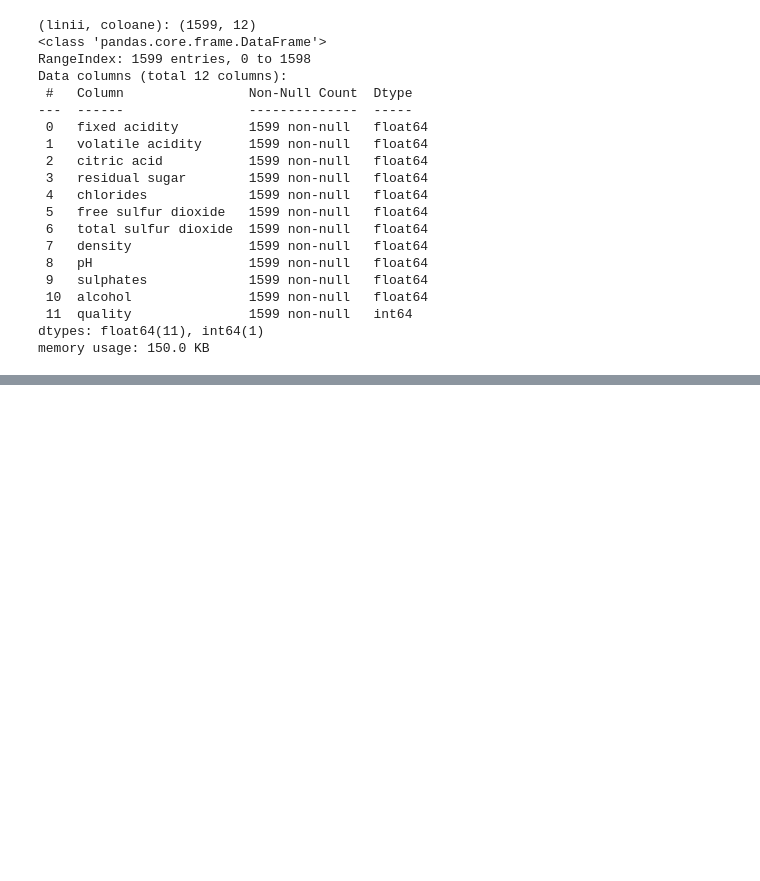
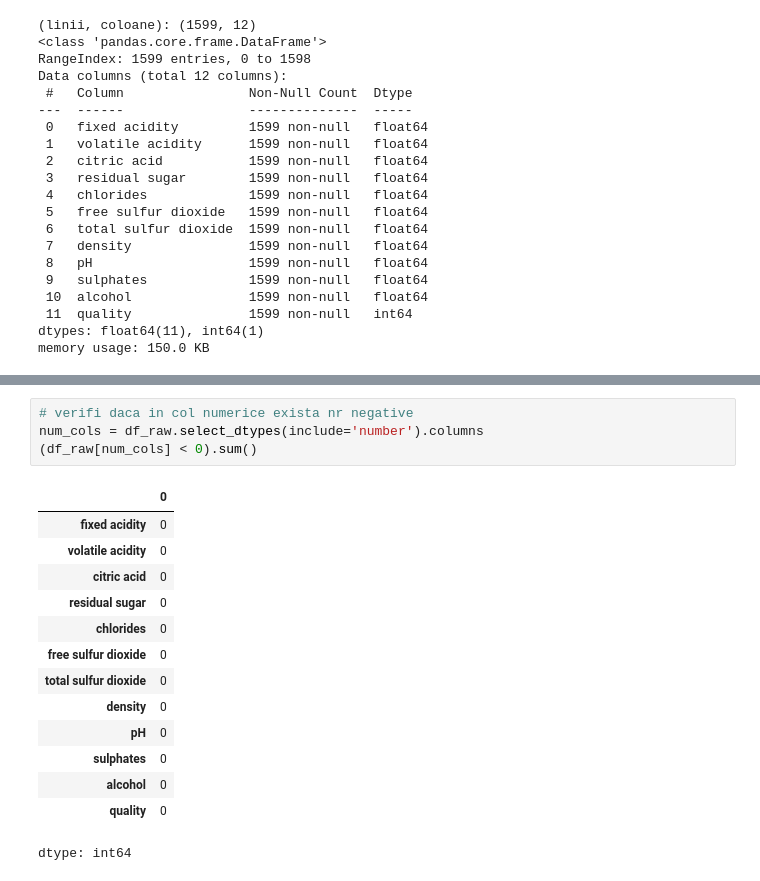
Before and after one commit to bratzaharia/django-react-CRUD, a Jupyter notebook: Project2_Wine_Quality_Scoring.ipynb, the cells around one changed output, grey strips where cells are left out. Cells and saved outputs as stored; diff of their text form; blank space fills up the shorter version.

```diff
--- a/Project2_Wine_Quality_Scoring.ipynb
+++ b/Project2_Wine_Quality_Scoring.ipynb
@@ -64,0 +102,19 @@ memory usage: 150.0 KB
+# %%
+# verifi daca in col numerice exista nr negative
+num_cols = df_raw.select_dtypes(include='number').columns
+(df_raw[num_cols] < 0).sum()
+# %% [output]
+|  | 0 |
+| fixed acidity | 0 |
+| volatile acidity | 0 |
+| citric acid | 0 |
+| residual sugar | 0 |
+| chlorides | 0 |
+| free sulfur dioxide | 0 |
+| total sulfur dioxide | 0 |
+| density | 0 |
+| pH | 0 |
+| sulphates | 0 |
+| alcohol | 0 |
+| quality | 0 |
+dtype: int64
```
Also changed, not shown: parts of 7 cells of this notebook.
